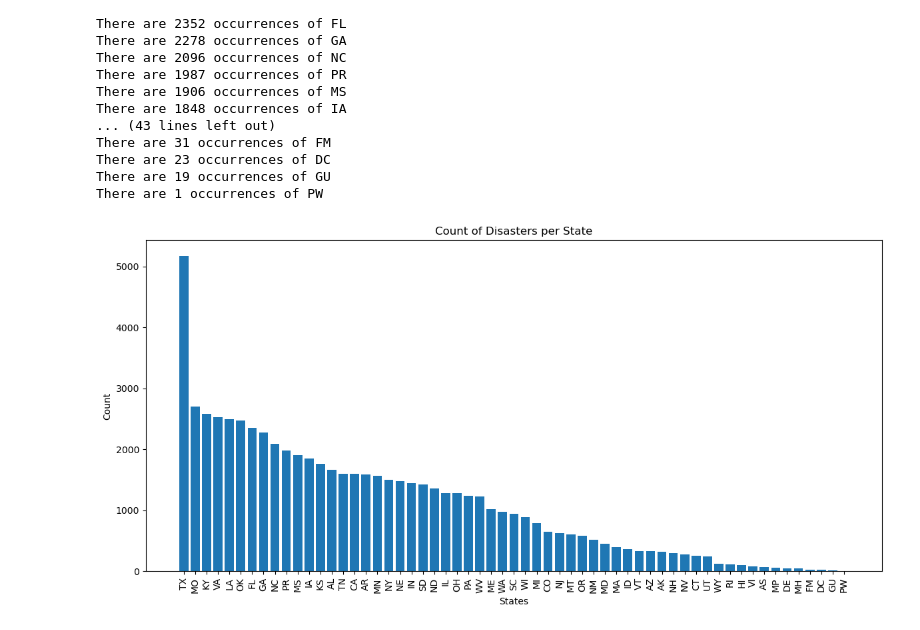
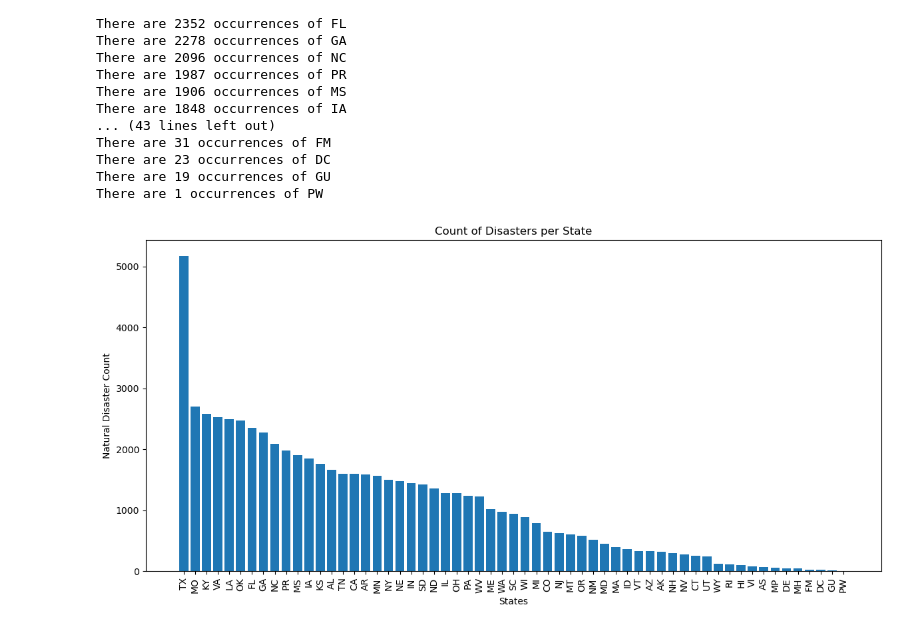
Before and after one commit to ehsan55555/FEMA-Disaster-Analysis-US, a Jupyter notebook: disaster_types.ipynb, the cells around one changed output. Cells and saved outputs as stored; diff of their text form; code cells hidden in the pictures.

```diff
--- a/disaster_types.ipynb
+++ b/disaster_types.ipynb
@@ -4,7 +4,7 @@ import matplotlib.pyplot as plt
 import numpy as np
 # %%
 # Replace 'file.csv' with the actual name of your CSV file
-file_path = 'C:/Users/fishm/Documents/UT Bootcamp/Project 1/'
+file_path = 'C:/Users/fishm/Documents/UT Bootcamp/Project 1/Project-1/'
 csv_file = 'us_disaster_declarations.csv'
 url = file_path + csv_file
 #print(url)
@@ -66,8 +153,8 @@ plt.show()
 # %% [output]
 [figure]
 # %%
-unique_states = df['state'].unique()
-disasters_per_state_counts = df['state'].value_counts()
+unique_states = us_disasters_df['state'].unique()
+disasters_per_state_counts = us_disasters_df['state'].value_counts()
 
 # Print out the count of disaster-type instances
 for states, count in disasters_per_state_counts.items():
@@ -93,14 +180,15 @@ There are 1 occurrences of PW
 # %%
 # Plot the bar chart
 plt.figure(figsize=(12, 6))  # Set the figure size (optional)
 plt.bar(disasters_per_state_counts.index, disasters_per_state_counts)
 plt.xlabel('States')
-plt.ylabel('Count')
+plt.ylabel('Natural Disaster Count')
 plt.title('Count of Disasters per State')
 plt.xticks(rotation=90)  # Rotate the x-axis labels for better visibility (optional)
-
+# cborn
 # Show the bar chart
+plt.savefig("graphics/disasters_per_state.png")
 plt.tight_layout()  # Ensures that the labels and title fit within the plot area
 plt.show()
 # %% [output]
-[figure, old version]
+[figure, new version]
```
Also changed, not shown: parts of 10 cells of this notebook, 3 other files.
